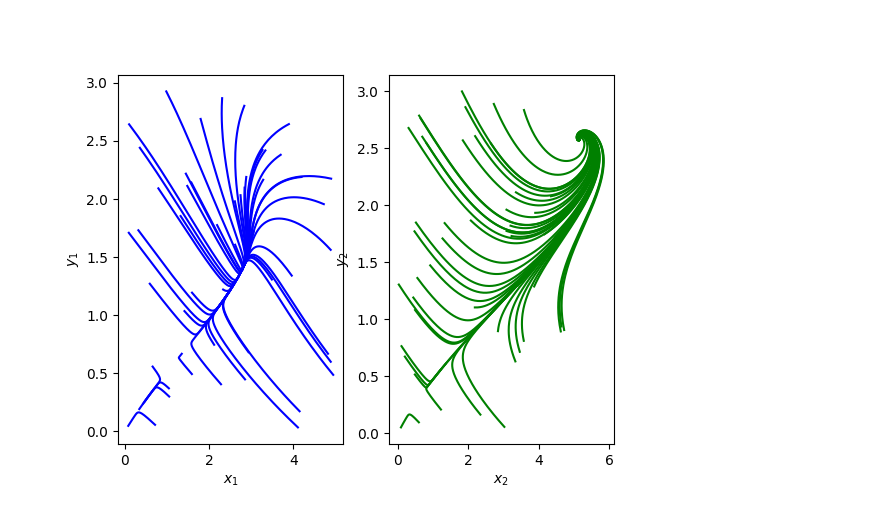
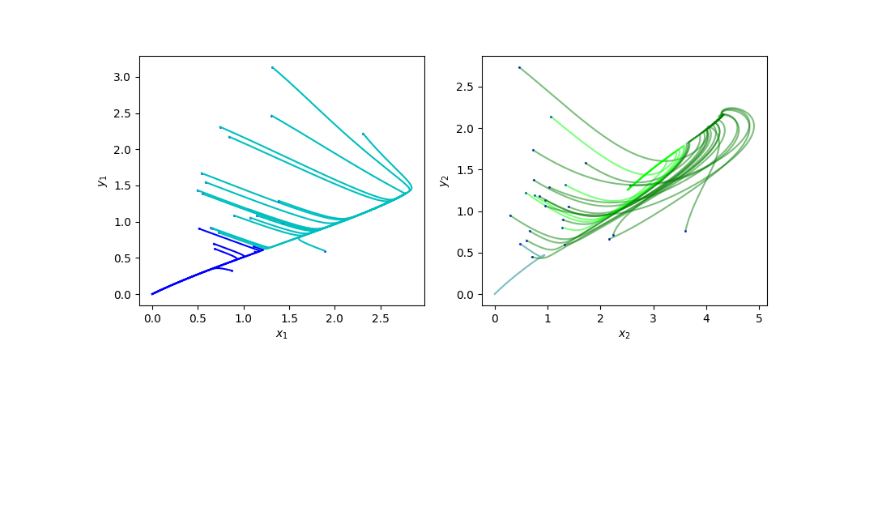
Before and after one commit to marcelvdla/CSSim, a Jupyter notebook: notebooks/bifurcation.ipynb, the cells around one changed output. Saved outputs shown, nothing was run; the diff lists cells and outputs as text; code cells hidden in the pictures; blank space fills up the shorter version.

Commit message:
correct phase diagrams

```diff
--- a/notebooks/bifurcation.ipynb
+++ b/notebooks/bifurcation.ipynb
@@ -8,23 +8,48 @@ aging_rate = 1
 biotic_pump_young = 1
 mortality_old = 2
 biotic_pump_old = 0
-arguments = (fertility, mortality_young, aging_rate, biotic_pump_young, mortality_old, biotic_pump_old)
+dist = 50
+beta_2 = 1
+P_0 = 1.05
+
+arguments = (fertility, mortality_young, aging_rate,biotic_pump_young,mortality_old, biotic_pump_old, dist, beta_2, P_0)
 # %%
-N = 50
-np.random.seed(0)
-init_x, init_y = [np.random.uniform(0, 5, 2) for _ in range(N)], [np.random.uniform(0, 3, 2) for _ in range(N)]
+N = 25
+np.random.seed(16)
+init_x, init_y = [np.random.lognormal(0.0, 0.5, 2) for _ in range(N)], [np.random.lognormal(0.0, 0.5, 2) for _ in range(N)]
+
+# init_x, init_y = [[2.63245325,np.random.uniform(0, 5)] for _ in range(N)], [[1.316, np.random.uniform(0, 5)] for _ in range(N)]
 
 fig, [ax1, ax2] = plt.subplots(1,2,figsize=(10,4))
 for n in range(N):
-    xs, ys = system_n_forests(init_x[n], init_y[n], arguments, timesteps=500, dist=42)
+    ax1.plot(init_x[n][0], init_y[n][0], 'bo', ms=1)
+    ax2.plot(init_x[n][1], init_y[n][1], 'bo', ms=1)
+    xs, ys = system_n_forests(init_x[n], init_y[n], arguments, timesteps=800, dt = 0.01)
 
-    ax1.plot(xs[0], ys[0], 'b')
-    ax2.plot(xs[1], ys[1], 'g')
+    if xs[0][-1] < 1:
+        color1 = 'b'
+    else:
+        color1 = 'c'
+
+    if xs[1][-1] < 1:
+        color2 = 'teal'
+    elif 1 < xs[1][-1] < 3 :
+        color2 = 'lime'
+    else:
+        color2 = 'g'
+
+    ax1.plot(xs[0], ys[0], color1)
+    ax2.plot(xs[1], ys[1], color2, ms=1, alpha=0.5)
+
+#watch out, this is computed in lower cells!
+# grid = ax2.imshow(phase_grid, origin='lower', cmap='coolwarm_r')
+# fig.colorbar(grid)
+# plt.show()
 
 ax1.set_xlabel(r'$x_1$')
 ax1.set_ylabel(r'$y_1$')
 ax2.set_xlabel(r'$x_2$')
 ax2.set_ylabel(r'$y_2$')
 plt.show()
 # %% [output]
-[figure, old version]
+[figure, new version]
```
Also changed, not shown: parts of 7 cells of this notebook.
